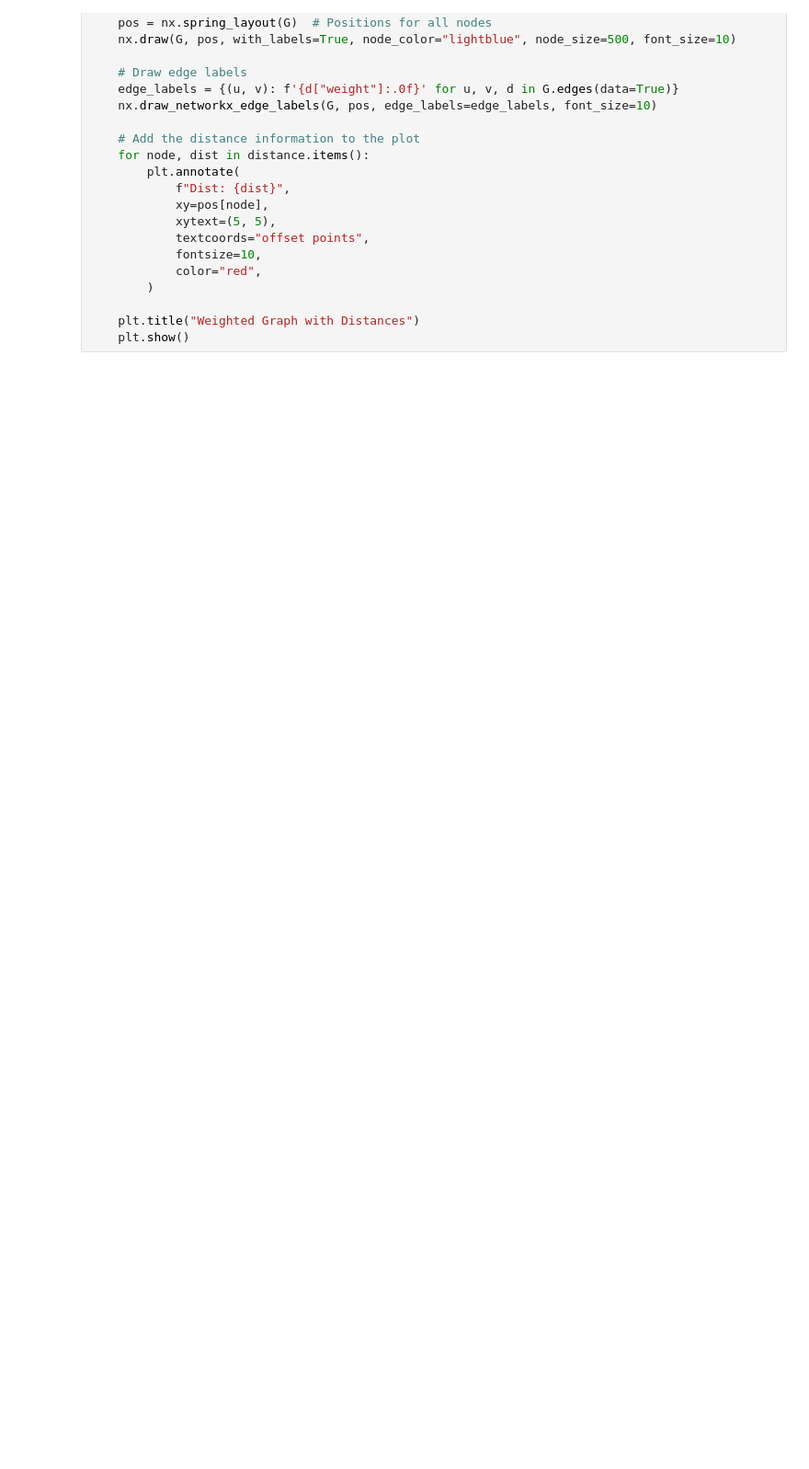
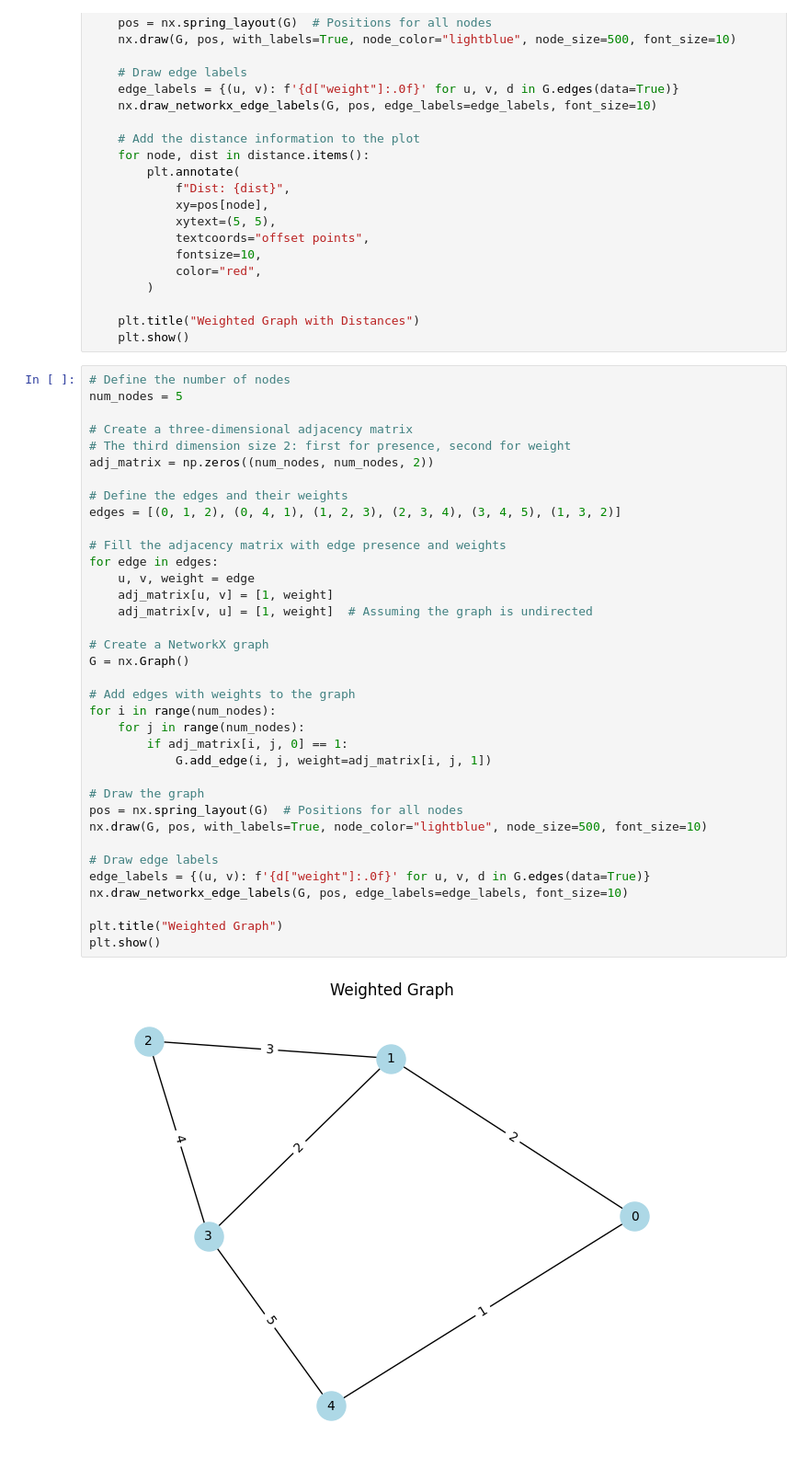
Before and after one commit to pk1308/PDSA, a Jupyter notebook: docs/week5/dijkstra_5_2.ipynb, the cells around one changed output. Shown at 92% size. Saved outputs shown, nothing was run; the diff lists cells and outputs as text; blank space fills up the shorter version.

```diff
--- a/docs/week5/dijkstra_5_2.ipynb
+++ b/docs/week5/dijkstra_5_2.ipynb
@@ -221,3 +221,41 @@ def draw_weighted_graph_with_distances(num_nodes, adj_matrix, distance):
 
     plt.title("Weighted Graph with Distances")
     plt.show()
+# %%
+# Define the number of nodes
+num_nodes = 5
+
+# Create a three-dimensional adjacency matrix
+# The third dimension size 2: first for presence, second for weight
+adj_matrix = np.zeros((num_nodes, num_nodes, 2))
+
+# Define the edges and their weights
+edges = [(0, 1, 2), (0, 4, 1), (1, 2, 3), (2, 3, 4), (3, 4, 5), (1, 3, 2)]
+
+# Fill the adjacency matrix with edge presence and weights
+for edge in edges:
+    u, v, weight = edge
+    adj_matrix[u, v] = [1, weight]
+    adj_matrix[v, u] = [1, weight]  # Assuming the graph is undirected
+
+# Create a NetworkX graph
+G = nx.Graph()
+
+# Add edges with weights to the graph
+for i in range(num_nodes):
+    for j in range(num_nodes):
+        if adj_matrix[i, j, 0] == 1:
+            G.add_edge(i, j, weight=adj_matrix[i, j, 1])
+
+# Draw the graph
+pos = nx.spring_layout(G)  # Positions for all nodes
+nx.draw(G, pos, with_labels=True, node_color="lightblue", node_size=500, font_size=10)
+
+# Draw edge labels
+edge_labels = {(u, v): f'{d["weight"]:.0f}' for u, v, d in G.edges(data=True)}
+nx.draw_networkx_edge_labels(G, pos, edge_labels=edge_labels, font_size=10)
+
+plt.title("Weighted Graph")
+plt.show()
+# %% [output]
+[figure, added]
```
Also changed, not shown: 11 other files.
